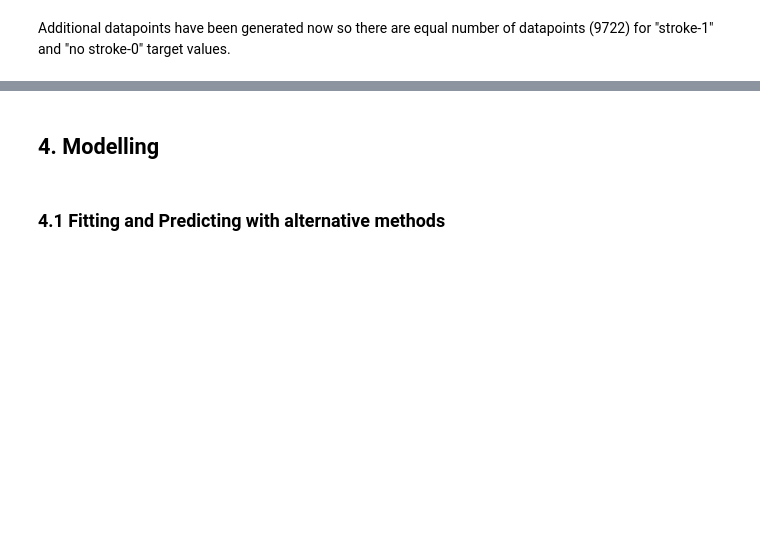
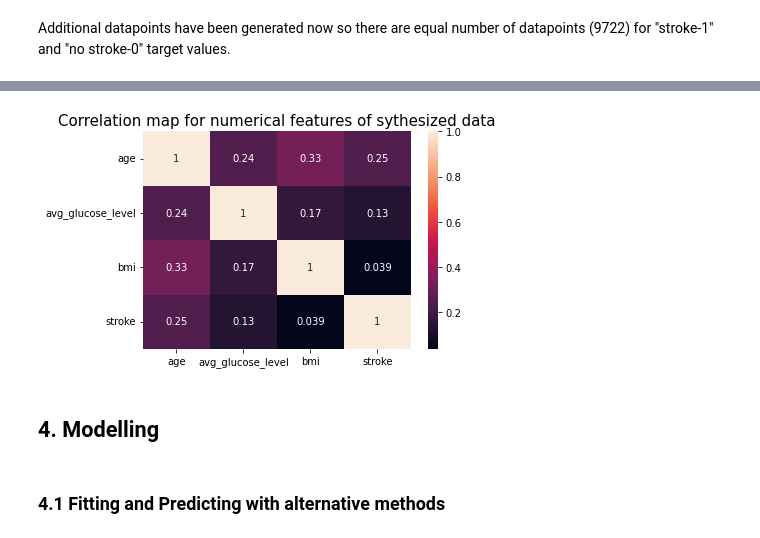
Before and after one commit to evaczeydapommersheim/PfDA_Assignment, a Jupyter notebook: PfDA_Assignment.ipynb, the cells around one changed output, grey strips where cells are left out. Saved outputs shown, nothing was run; the diff lists cells and outputs as text; code cells hidden in the pictures; blank space fills up the shorter version.

```diff
--- a/PfDA_Assignment.ipynb
+++ b/PfDA_Assignment.ipynb
@@ -508,0 +523,7 @@ Additional datapoints have been generated now so there are equal number of datap
+# %%
+# Plotting heatmap for the new dataset
+sns.heatmap(df_ai_mod.corr(), annot = True)
+plt.title("Correlation map for numerical features of sythesized data", fontsize = 15)
+plt.show()
+# %% [output]
+[figure, added]
```
Also changed, not shown: parts of 29 cells of this notebook, 2 other files.
